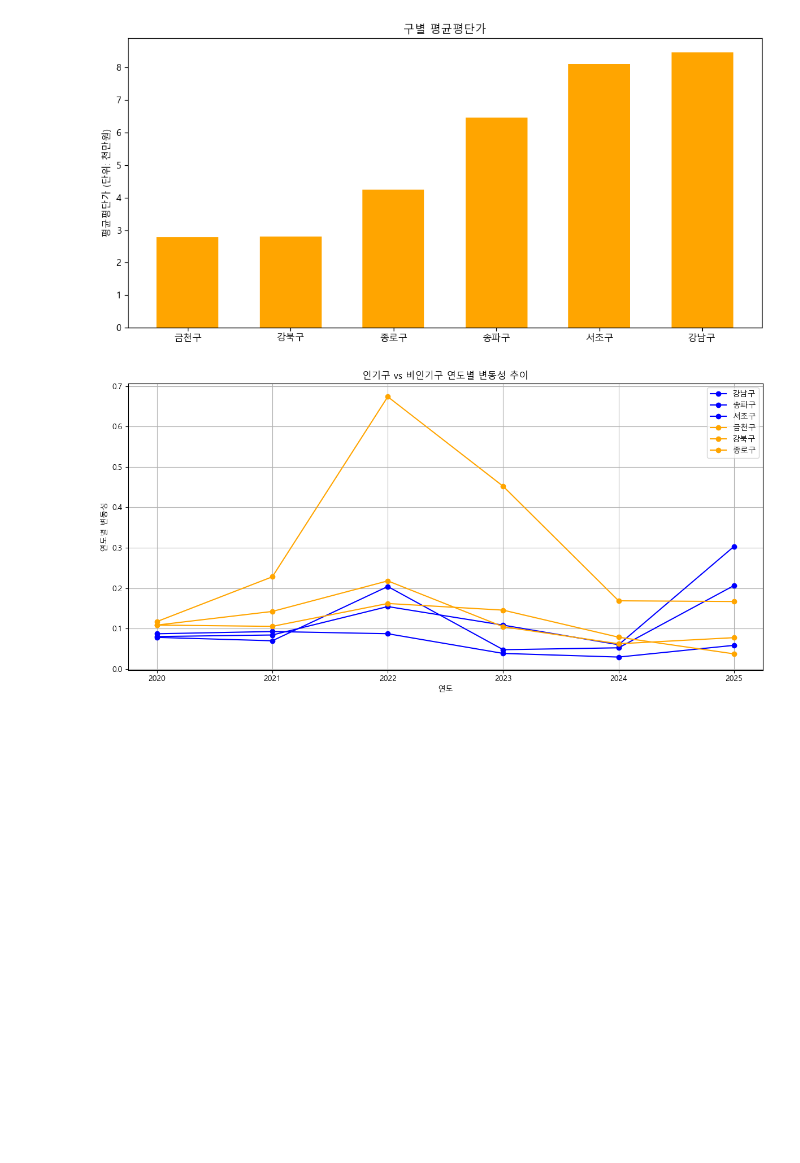
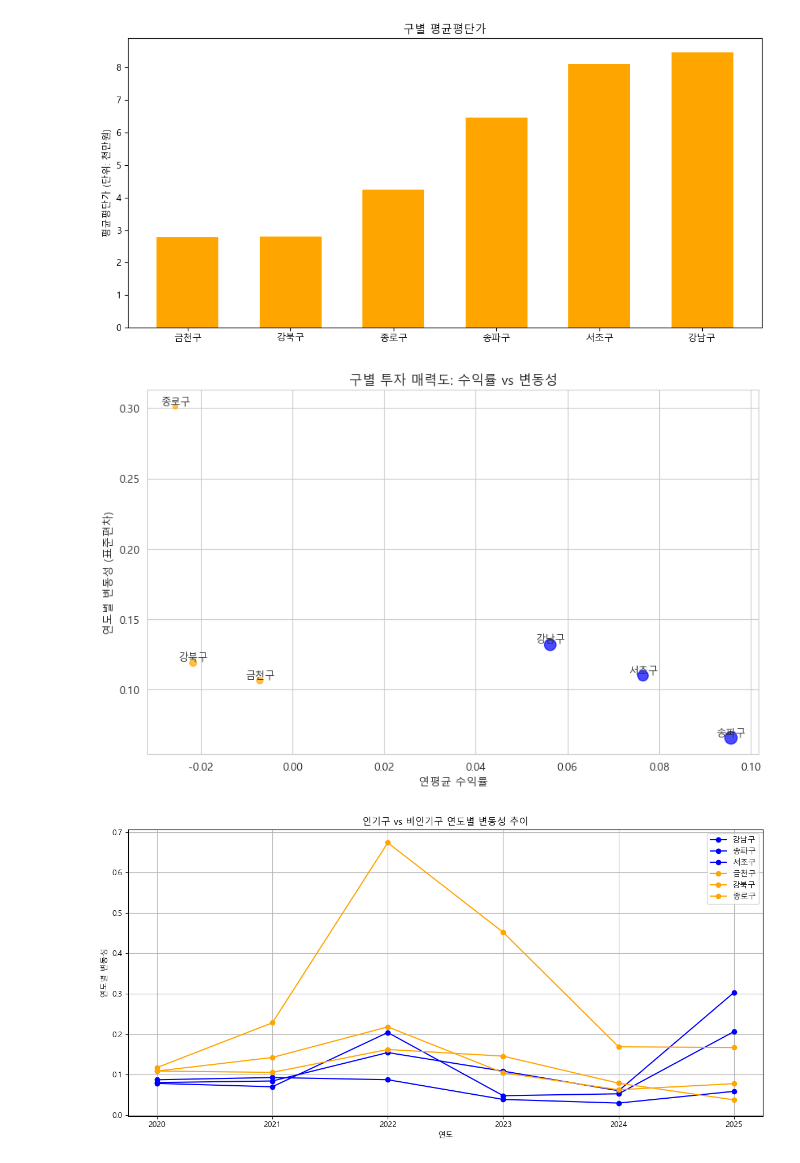
Before and after one commit to krystallinekim/pjt-DataAnalysis-Korean_Real_Estate, a Jupyter notebook: 01_market_comparison.ipynb, the cells around one changed output. Drawn from its saved outputs; the diff is of its cells as text; code cells hidden in the pictures; blank space fills up the shorter version.

```diff
--- a/01_market_comparison.ipynb
+++ b/01_market_comparison.ipynb
@@ -77,10 +77,17 @@ monthly_return = monthly_stats[['구','계약월','월평균거래금액']]
 monthly_return['월별수익률'] = monthly_return.groupby('구')['월평균거래금액'].transform(lambda x: np.log(x / x.shift(1)))
 # display(monthly_return.head())
 
+
+### 연수익률 확인
+monthly_return['연도'] = monthly_return['계약월'].dt.year
+annual_return = monthly_return.groupby(['구','연도'])['월별수익률'].apply(lambda x:np.prod(1 + x) - 1).reset_index()
+annual_return.rename(columns={'월별수익률': '연수익률'}, inplace=True)
+# display(annual_return.head())
+
 ### 변동성(월수익률의 표준편차)
 monthly_return['연도'] = monthly_return['계약월'].dt.year
 volatility = monthly_return.groupby(['구', '연도'])['월별수익률'].std().reset_index()
-volatility = volatility.rename(columns={'월별수익률': '연도별변동성'})
+volatility.rename(columns={'월별수익률': '연도별변동성'}, inplace=True)
 # display(volatility.head())
 
 ## 3. 거래밀도 (월별 거래건수 / 인구수)
@@ -100,11 +107,11 @@ df_population = population_df_long.pivot_table(
     columns='항목',
     values='값'
 ).reset_index()
-df_population = df_population.rename(columns={
+df_population.rename(columns={
     '동별(2)_동별(2)': '구',
     '세대 (세대)': '세대수',
     '합계 (명)': '총인구'
-})
+}, inplace=True)
 
 population_popular_mask = df_population['구'].isin(popular + unpopular)
 population_density = pd.merge(df_population[population_popular_mask], monthly_stats[['구','계약월','월별거래건수']], on=['구', '계약월'], how='left')
@@ -177,6 +184,47 @@ plt.show()
 # %% [output]
 [figure]
 [figure]
+# %%
+# 예시 데이터: 구별 연평균 수익률와 연도별 변동성
+# annual_return: 구, 연도, 연수익률
+# volatility: 구, 연도, 연도별변동성
+# 거래량/총거래액을 점 크기로 표시 가능
+# 여기서는 연도별 평균 사용
+
+# 구별 연평균 수익률 계산
+avg_return = annual_return.groupby('구')['연수익률'].mean().reset_index()
+avg_volatility = volatility.groupby('구')['연도별변동성'].mean().reset_index()
+
+# 데이터 병합
+investment_df = avg_return.merge(avg_volatility, on='구')
+
+# 인기구 / 비인기구
+colors = [ 'blue' if x in popular else 'orange' for x in investment_df['구'] ]
+
+# 점 크기: 월별거래건수 평균 (예시)
+# monthly_stats에서 구별 평균 거래건수 사용
+avg_monthly_volume = monthly_stats.groupby('구')['월별거래건수'].mean().reset_index()
+investment_df = investment_df.merge(avg_monthly_volume, on='구')
+
+plt.figure(figsize=(10,6))
+plt.scatter(
+    investment_df['연수익률'],
+    investment_df['연도별변동성'],
+    s=investment_df['월별거래건수']/2,  # 점 크기 조절
+    c=colors,
+    alpha=0.7
+)
+
+for i, row in investment_df.iterrows():
+    plt.text(row['연수익률'], row['연도별변동성'], row['구'], fontsize=9, ha='center', va='bottom')
+
+plt.xlabel('연평균 수익률')
+plt.ylabel('연도별 변동성 (표준편차)')
+plt.title('구별 투자 매력도: 수익률 vs 변동성')
+plt.grid(True)
+plt.show()
+# %% [output]
+[figure, added]
 # %%
 # 연도별 변동성 추이
 
```
